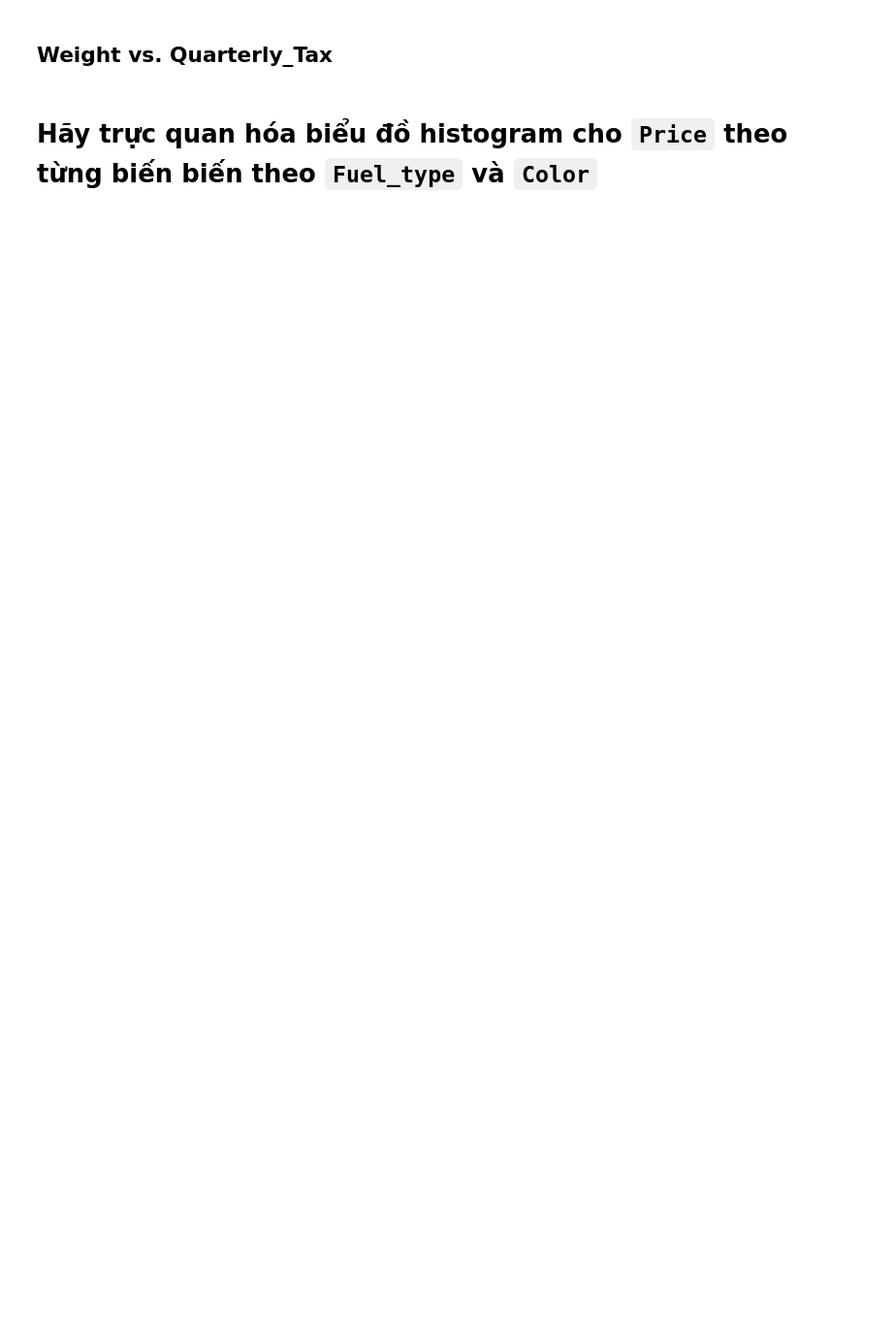
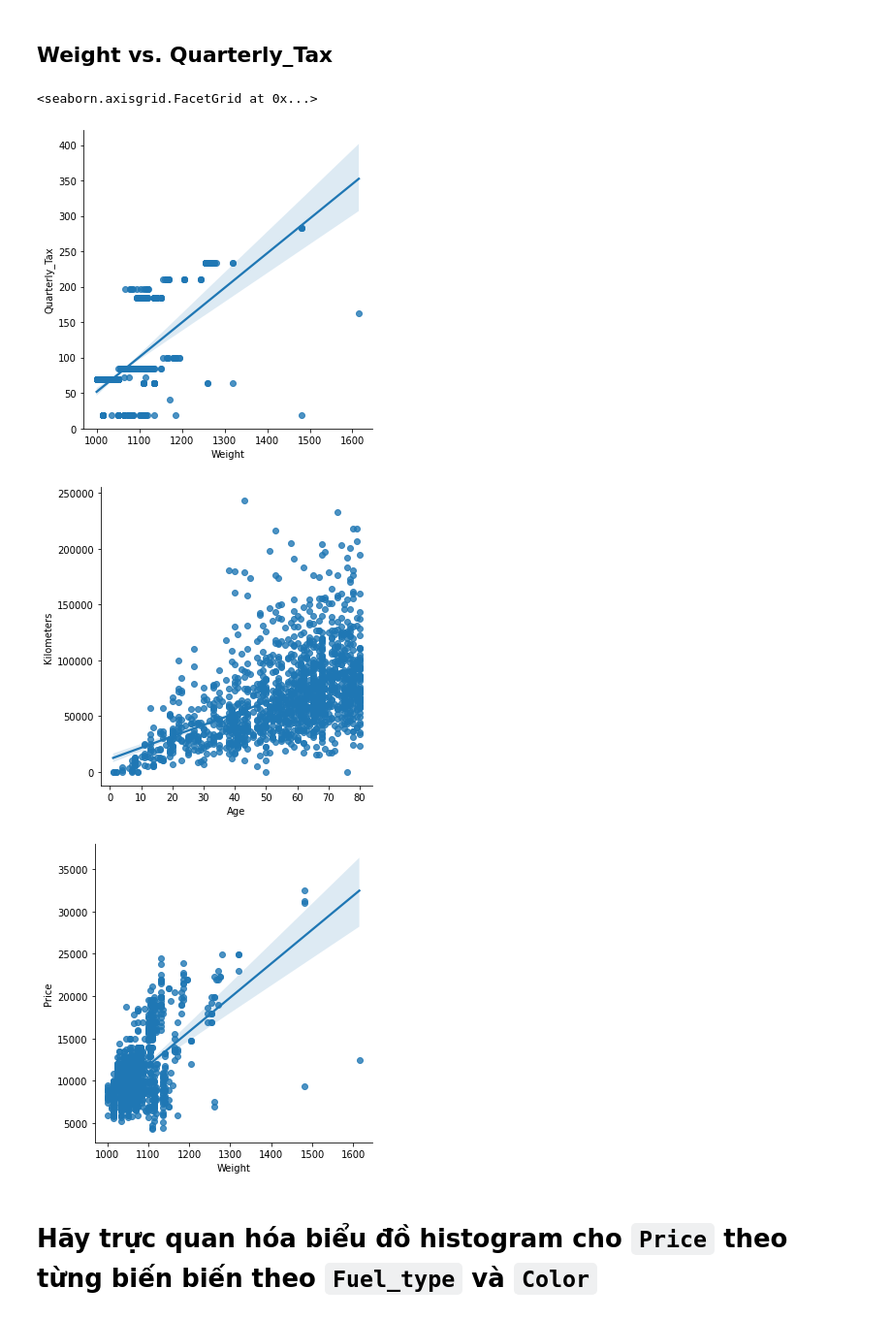
Before and after one commit to ysdnate/CK_DV_cn, a Jupyter notebook: 19120688.ipynb, the cells around one changed output. Shown at 97% size. Drawn from its saved outputs; the diff is of its cells as text; code cells hidden in the pictures; blank space fills up the shorter version.

```diff
--- a/19120688.ipynb
+++ b/19120688.ipynb
@@ -88,6 +103,13 @@ sns.heatmap(corr, annot=True, mask = mask, cmap=cmap)
 ## Weight vs. Quarterly_Tax
 # %%
 sns.lmplot(x="Weight",y="Quarterly_Tax", data=data, order=1)
+sns.lmplot(x="Age",y="Kilometers", data=data, order=1)
+sns.lmplot(x="Weight",y="Price", data=data, order=1)
+# %% [output]
+<seaborn.axisgrid.FacetGrid at 0x...>
+[figure, added]
+[figure, added]
+[figure, added]
 # %% [markdown]
 # Hãy trực quan hóa biểu đồ histogram cho `Price` theo từng biến biến theo `Fuel_type` và `Color`
 # %%
```
Also changed, not shown: parts of 3 cells of this notebook, 2 other files.
